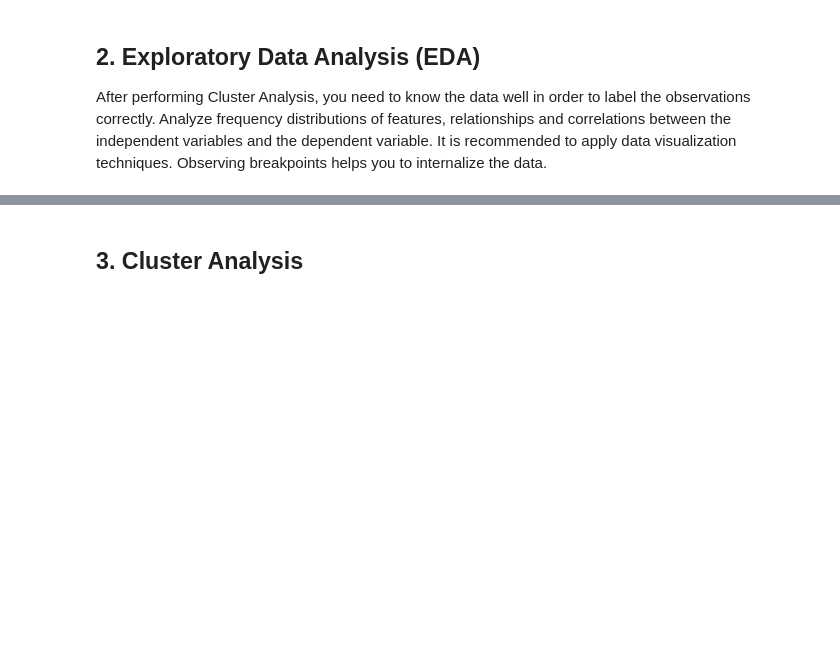
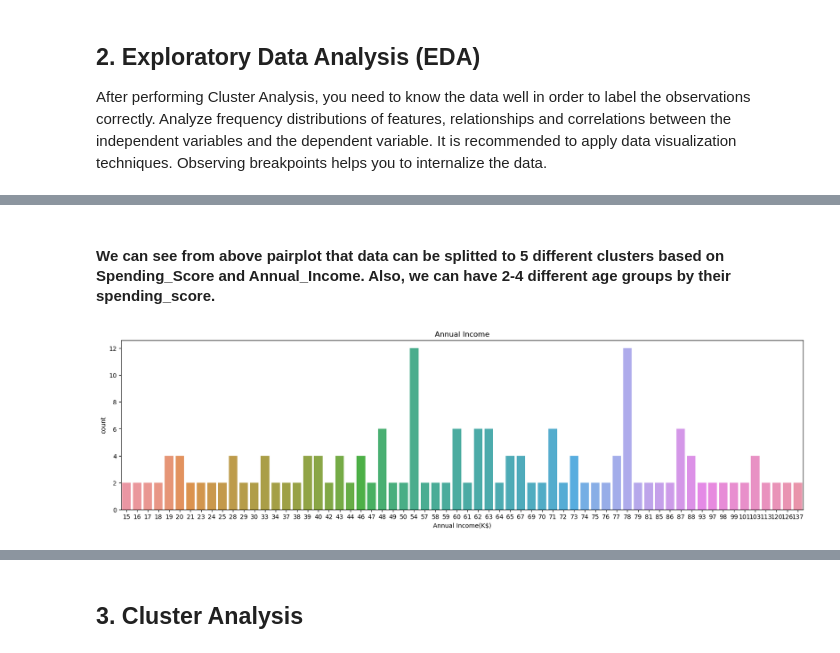
Before and after one commit to nbaktir/Data-Science-Projects, a Jupyter notebook: Costumer_Segmentation/Cluestering_Analysis_Customers_Segmentation_Project.ipynb, the cells around one changed output, grey strips where cells are left out. Saved outputs shown, nothing was run; the diff lists cells and outputs as text; code cells hidden in the pictures; blank space fills up the shorter version.

Commit message:
clustering notebook updated

```diff
--- a/Costumer_Segmentation/Cluestering_Analysis_Customers_Segmentation_Project.ipynb
+++ b/Costumer_Segmentation/Cluestering_Analysis_Customers_Segmentation_Project.ipynb
@@ -96,0 +151,10 @@ After performing Cluster Analysis, you need to know the data well in order to la
+# %% [markdown]
+#### We can see from above pairplot that data can be splitted to 5 different clusters based on Spending_Score and Annual_Income. Also, we can have 2-4 different age groups by their spending_score.
+# %%
+plt.figure(figsize=(20,5))
+sns.countplot(df, x=df['Annual_Income'])
+plt.title('Annual Income')
+plt.xlabel('Annual Income(K$)')
+plt.show()
+# %% [output]
+[figure, added]
```
Also changed, not shown: parts of 96 cells of this notebook.
